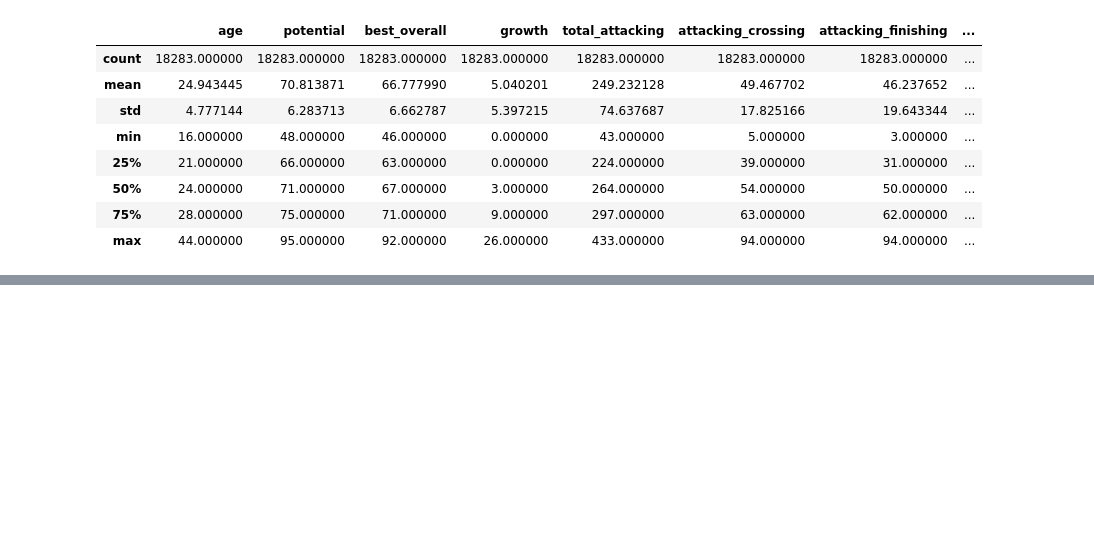
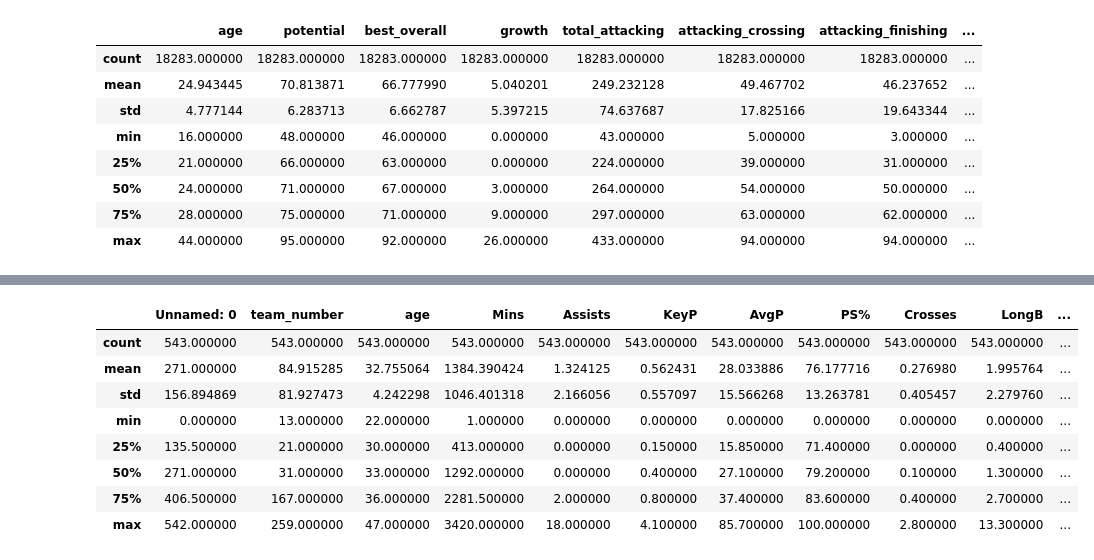
Before and after one commit to Aymenbouhou10/QuadraticFoot, a Jupyter notebook: Notebooks/Audite de la qualité de la donnée.ipynb, the cells around one changed output, grey strips where cells are left out. Drawn from its saved outputs; the diff is of its cells as text; code cells hidden in the pictures; blank space fills up the shorter version.

```diff
--- a/Notebooks/Audite de la qualité de la donnée.ipynb
+++ b/Notebooks/Audite de la qualité de la donnée.ipynb
@@ -175,0 +241,12 @@ os.path.splitext(path)[0]+'_1.csv'
+# %%
+df.describe()
+# %% [output]
+|  | Unnamed: 0 | team_number | age | Mins | Assists | KeyP | AvgP | PS% | Crosses | LongB | ... |
+| count | 543.000000 | 543.000000 | 543.000000 | 543.000000 | 543.000000 | 543.000000 | 543.000000 | 543.000000 | 543.000000 | 543.000000 | ... |
+| mean | 271.000000 | 84.915285 | 32.755064 | 1384.390424 | 1.324125 | 0.562431 | 28.033886 | 76.177716 | 0.276980 | 1.995764 | ... |
+| std | 156.894869 | 81.927473 | 4.242298 | 1046.401318 | 2.166056 | 0.557097 | 15.566268 | 13.263781 | 0.405457 | 2.279760 | ... |
+| min | 0.000000 | 13.000000 | 22.000000 | 1.000000 | 0.000000 | 0.000000 | 0.000000 | 0.000000 | 0.000000 | 0.000000 | ... |
+| 25% | 135.500000 | 21.000000 | 30.000000 | 413.000000 | 0.000000 | 0.150000 | 15.850000 | 71.400000 | 0.000000 | 0.400000 | ... |
+| 50% | 271.000000 | 31.000000 | 33.000000 | 1292.000000 | 0.000000 | 0.400000 | 27.100000 | 79.200000 | 0.100000 | 1.300000 | ... |
+| 75% | 406.500000 | 167.000000 | 36.000000 | 2281.500000 | 2.000000 | 0.800000 | 37.400000 | 83.600000 | 0.400000 | 2.700000 | ... |
+| max | 542.000000 | 259.000000 | 47.000000 | 3420.000000 | 18.000000 | 4.100000 | 85.700000 | 100.000000 | 2.800000 | 13.300000 | ... |
```
Also changed, not shown: parts of 18 cells of this notebook, 1 other file.
